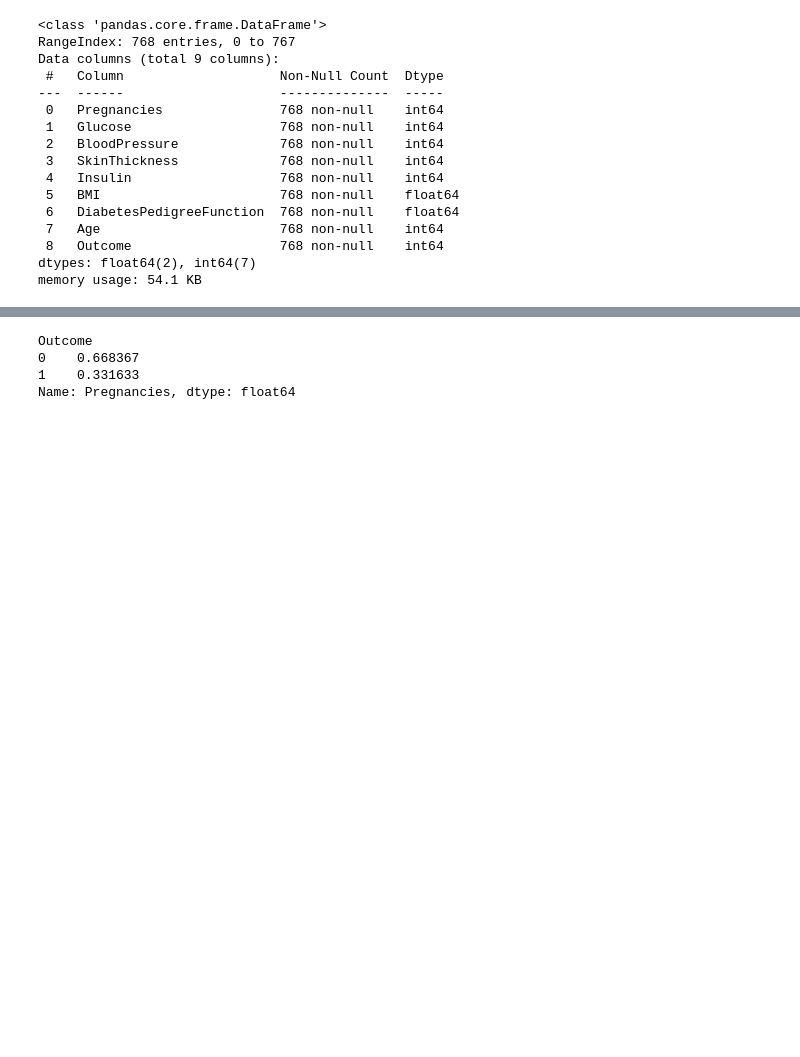
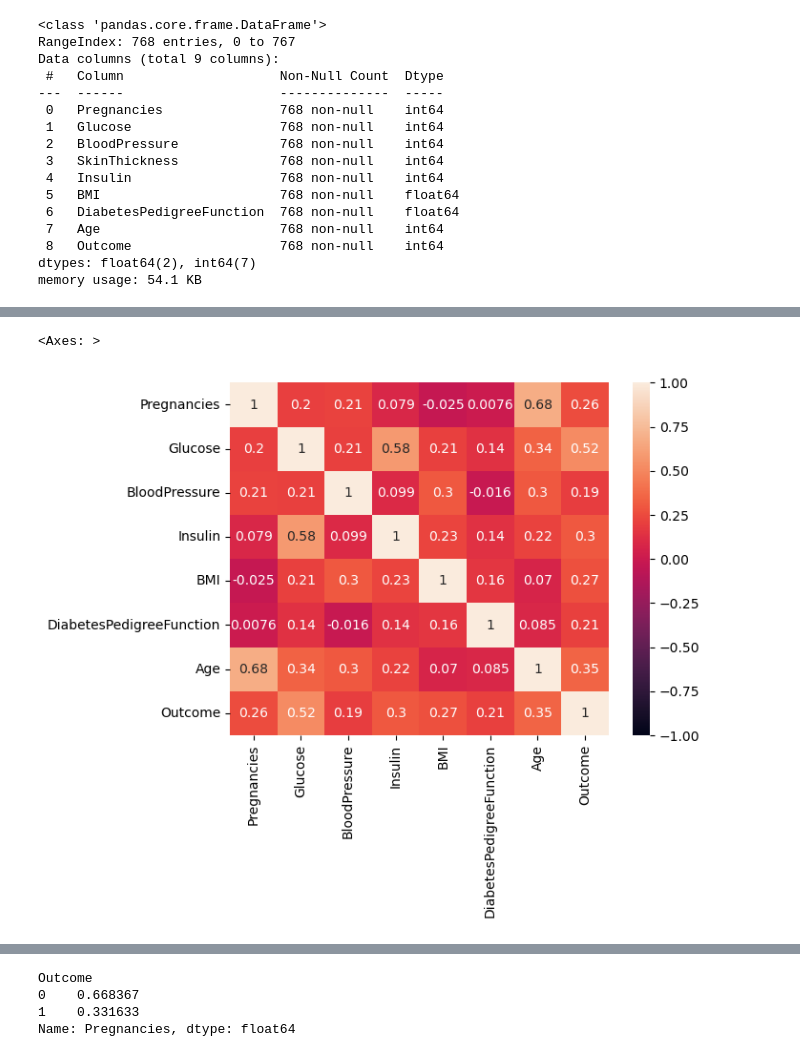
Before and after one commit to qmdismnp/Schulich_DS_MBAN, a Jupyter notebook: class 9.ipynb, the cells around one changed output, grey strips where cells are left out. Saved outputs shown, nothing was run; the diff lists cells and outputs as text; code cells hidden in the pictures; blank space fills up the shorter version.

```diff
--- a/class 9.ipynb
+++ b/class 9.ipynb
@@ -70,3 +87,8 @@ model_data = df[(df['Glucose']!=0) & (df['BloodPressure']!=0)& (df['Insulin']!=0
+# %%
+sns.heatmap(model_data.corr(), annot=True, vmin=-1, vmax=1)
+# %% [output]
+<Axes: >
+[figure, added]
 # %%
 model_data['Outcome'].value_counts()
 # %% [output]
```
Also changed, not shown: parts of 20 cells of this notebook, 2 other files.
